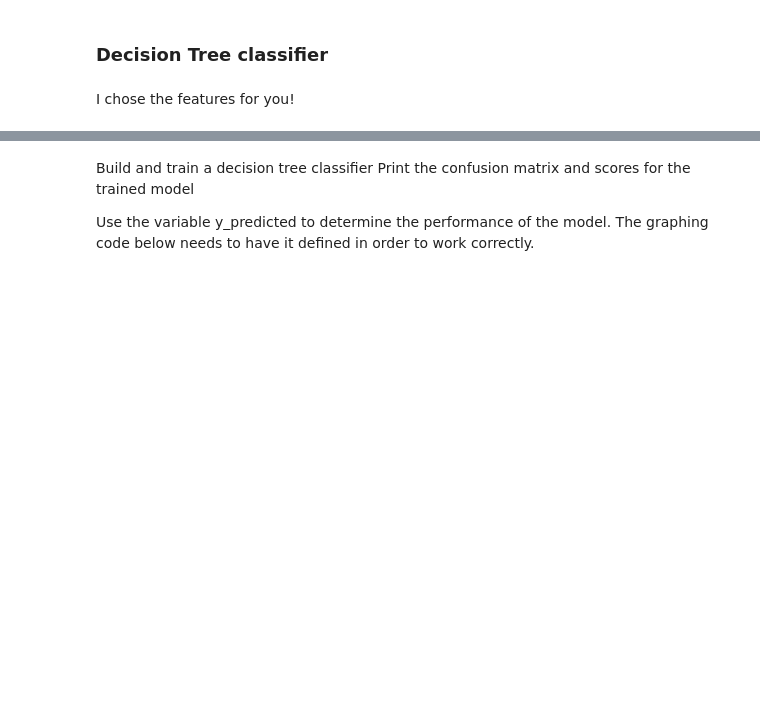
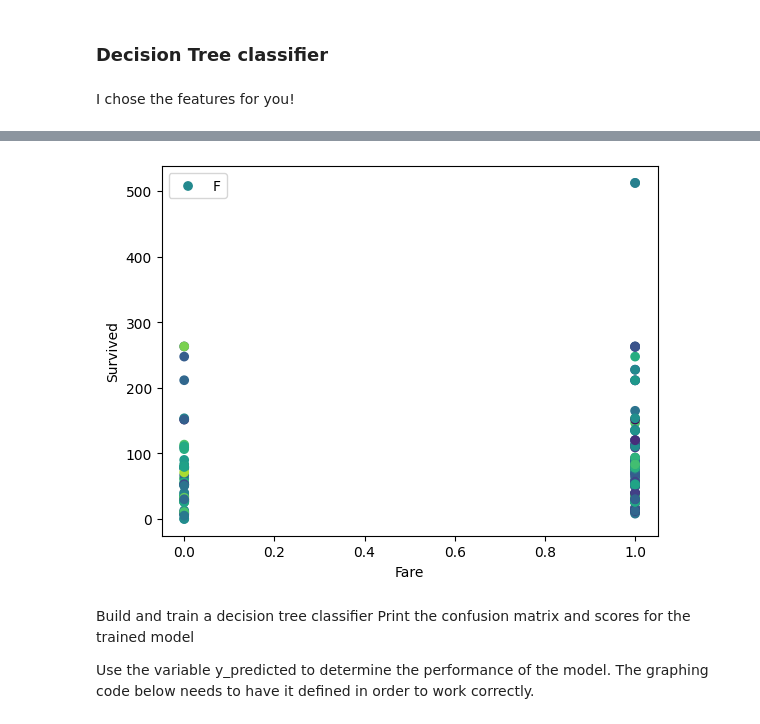
Before and after one commit to mrberns1/streaming-02-multiple-processes, a Jupyter notebook: Applied-Machine-Learning/Midterm_work/mid_starter.ipynb, the cells around one changed output, grey strips where cells are left out. Saved outputs shown, nothing was run; the diff lists cells and outputs as text; code cells hidden in the pictures; blank space fills up the shorter version.

```diff
--- a/Applied-Machine-Learning/Midterm_work/mid_starter.ipynb
+++ b/Applied-Machine-Learning/Midterm_work/mid_starter.ipynb
@@ -48,3 +74,18 @@ y = df['Survived']
+# %%
+X = [['Age','Fare']]
+y = ['Survived']
+import matplotlib.pyplot as plt
+Age = train_data ['Age']
+Fare = train_data ['Fare']
+Survived = train_data ['Survived']
+plt.scatter(Survived, Fare, c=(Age))
+plt.xlabel('Age')
+plt.xlabel('Fare')
+plt.ylabel('Survived')
+plt.legend('Fare')
+plt.show()
+# %% [output]
+[figure, added]
 # %% [markdown]
 Build and train a decision tree classifier
 Print the confusion matrix and scores for the trained model
```
Also changed, not shown: parts of 8 cells of this notebook, 1 other file.
